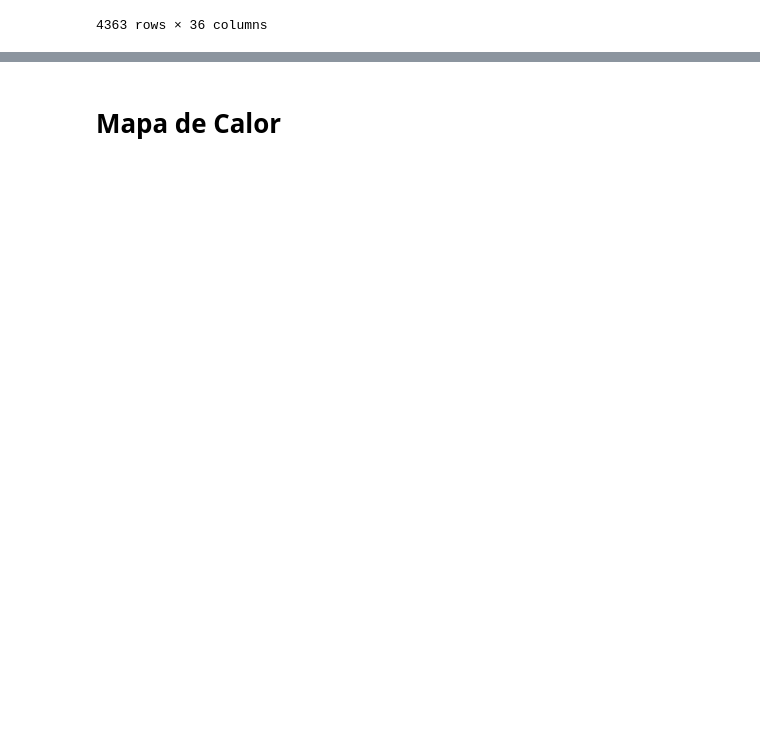
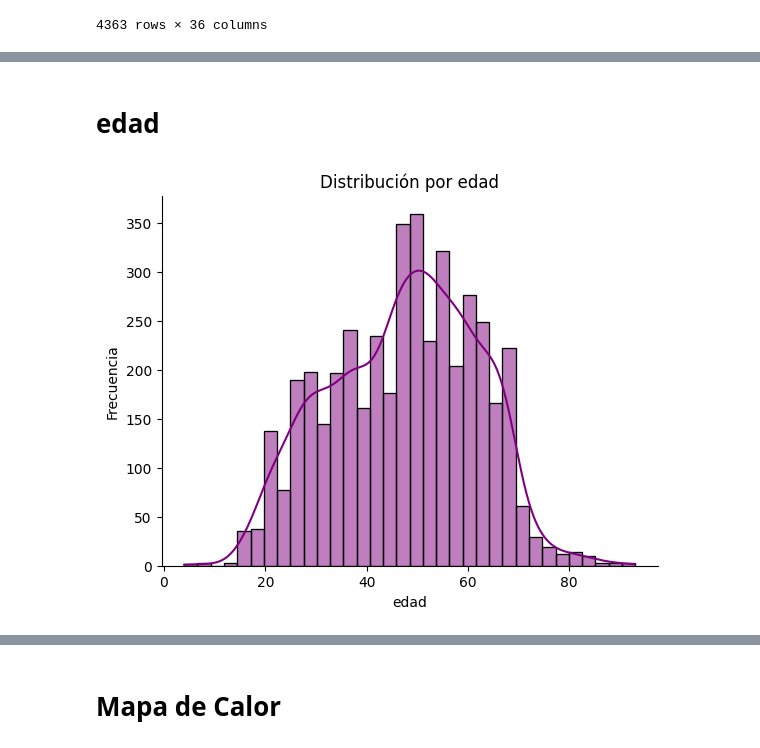
Before and after one commit to AzenethSH/Estadistica, a Jupyter notebook: eii_u2_ep_22150511.ipynb, the cells around one changed output, grey strips where cells are left out. Saved outputs shown, nothing was run; the diff lists cells and outputs as text; code cells hidden in the pictures; blank space fills up the shorter version.

```diff
--- a/eii_u2_ep_22150511.ipynb
+++ b/eii_u2_ep_22150511.ipynb
@@ -49,0 +139,16 @@ df
+# %% [markdown]
+# edad
+# %%
+import seaborn as sns
+import matplotlib.pyplot as plt
+
+sns.histplot(df["edad"], kde = True , color = "purple")
+
+plt.xlabel("edad")
+plt.ylabel("Frecuencia")
+plt.title("Distribución por edad")
+
+plt.gca().spines["right"].set_visible(False)
+plt.gca().spines["top"].set_visible(False)
+# %% [output]
+[figure, added]
```
Also changed, not shown: parts of 62 cells of this notebook.
